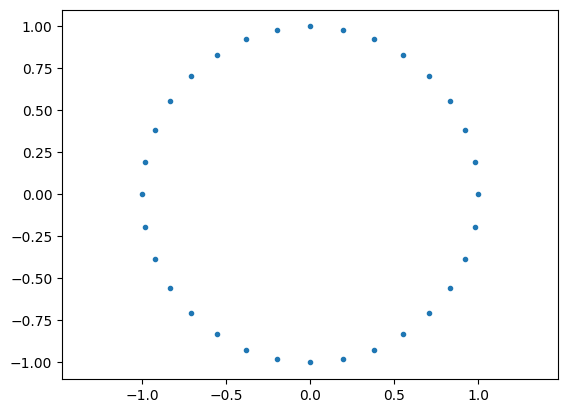
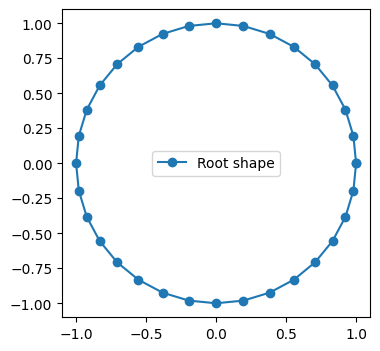
Code edit (unified diff) that turned the first committed figure into the second:
--- before
+++ after
@@ -2,3 +2,8 @@
 thetas = jnp.linspace(0, 2. * jnp.pi, n_pts, endpoint=False)
 root_shape = jnp.stack([jnp.cos(thetas), jnp.sin(thetas)], axis=-1)
-plot_shape_2d(root_shape)
+fig, ax = plt.subplots(1, 1, figsize=(4, 4))
+closed_root_curve = jnp.concatenate([root_shape, root_shape[:1]], axis=0)
+ax.plot(closed_root_curve[:, 0], closed_root_curve[:, 1], '-o', label='Root shape')
+ax.legend()
+ax.set_aspect('equal')
+plt.show()

Commit: Update two kunita shape notebooks, added ascii tree plotting as a tree method